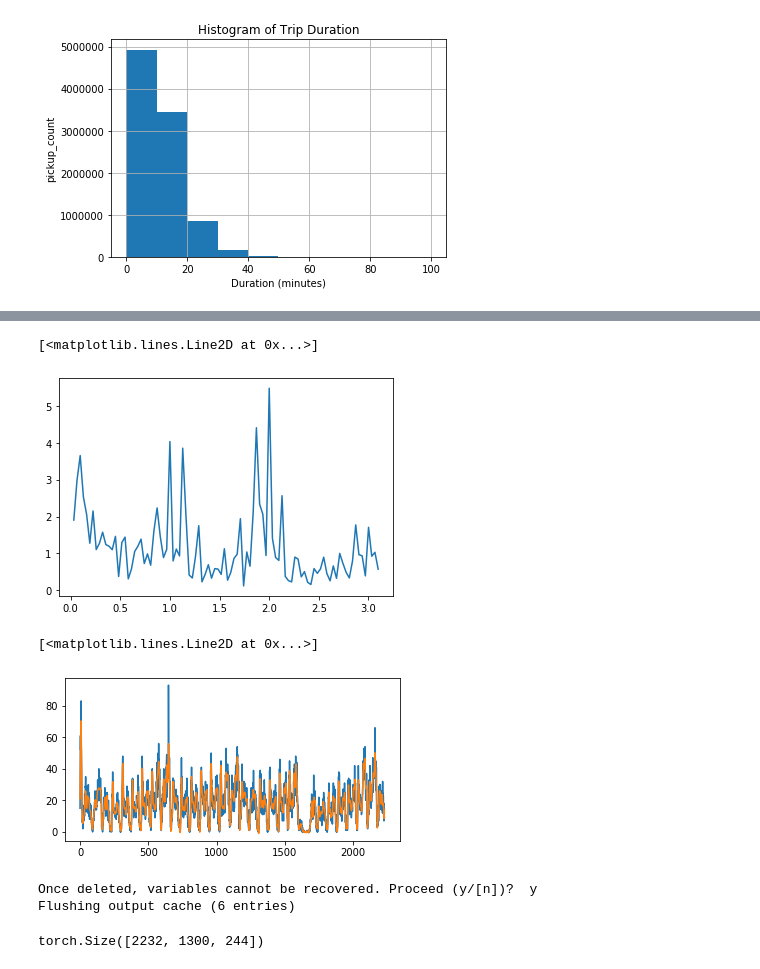
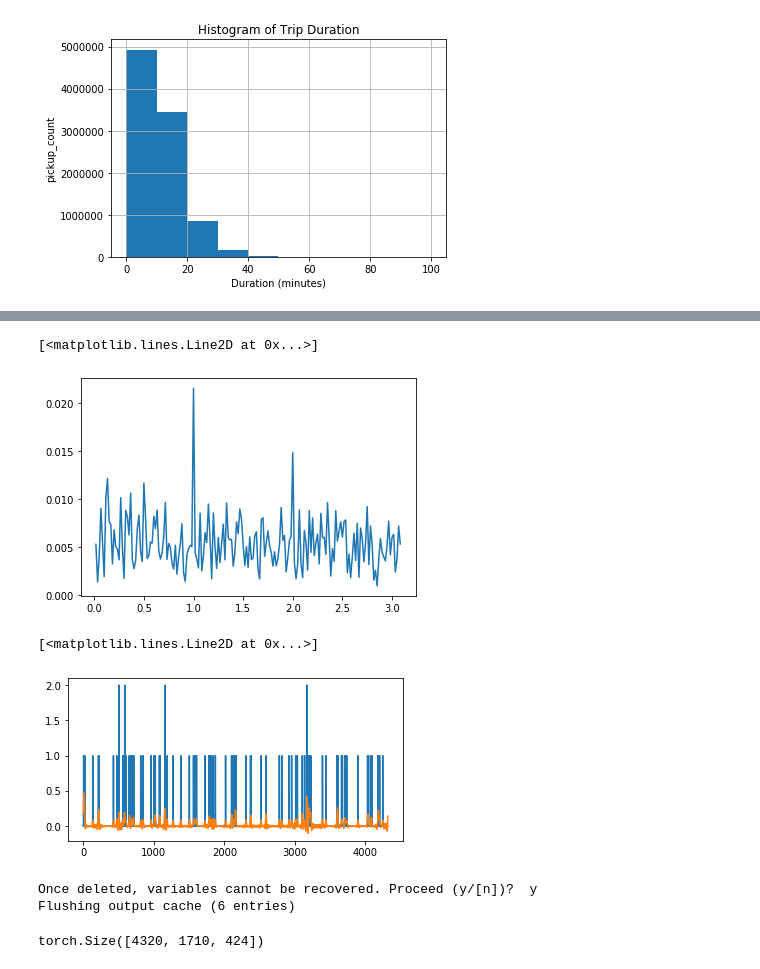
Before and after one commit to KAI10/NYC-Taxi-Demand-Prediction, a Jupyter notebook: gm_project.ipynb, the cells around one changed output, grey strips where cells are left out. Cells and saved outputs as stored; diff of their text form; code cells hidden in the pictures.

Commit message:
added data of feb 2016

```diff
--- a/gm_project.ipynb
+++ b/gm_project.ipynb
@@ -90,11 +82,11 @@ data = data[(data["pickup_latitude"] >= min_lat) & (data["pickup_latitude"] <= m
 # %%
 # filter data by fare_amount
 print("99.9% of the fare amounts are less than: ", data["fare_amount"].quantile(q=0.999), "dollars")
-data = data[(data["fare_amount"] > 0) & (data["fare_amount"] < 100)]
+data = data[(data["fare_amount"] > 0) & (data["fare_amount"] < 53)]
 # %% [output]
 99.9% of the fare amounts are less than:  52.0 dollars
 # %%
 # filter data by trip_distance
 print("99.9% of the rip distances are less than: ", data["trip_distance"].quantile(q=0.999), "miles")
-data = data[(data["trip_distance"] > 0) & (data["trip_distance"] < 24)]
+data = data[(data["trip_distance"] > 0) & (data["trip_distance"] < 12)]
 # %% [output]
@@ -111,5 +103,5 @@ data = data[(data["trip_duration"] > 0) & (data["trip_duration"] < 24*3600) ]
 # %%
 data["speed"] = data["trip_distance"] / (data["trip_duration"] / 3600)
 print("99.9% of the trip speeds are less than: ", data["speed"].quantile(q=0.999), "mph")
-data = data[(data["speed"] > 0) & (data["speed"] < 100)]
+data = data[(data["speed"] > 0) & (data["speed"] < 60)]
 # %% [output]
@@ -154,7 +146,7 @@ def haversine_np(lon1, lat1, lon2, lat2):
     km = R = 6371.0 * c # 6371 radius of the earth in km
     return km * 1000
 # %%
-grid_side_length = 400  # 300m
+grid_side_length = 350  # 350m
 time_interval_length = 20  # 20 min
 
 width = haversine_np(min_lon, min_lat, max_lon, min_lat)
@@ -347,14 +339,15 @@ fourier_features.shape
 # %%
-plt.plot(sig_freqs_masked, sig_fft_real_masked[573])
+grid_index = 50
+plt.plot(sig_freqs_masked, sig_fft_real_masked[grid_index])
 # %% [output]
 [<matplotlib.lines.Line2D at 0x...>]
-[figure, old version]
+[figure, new version]
 # %%
 # visualize reconstruction quality from frequency domain
-signal = pickup_counts[573]
+signal = pickup_counts[grid_index]
 
-sig_fft_reg = sig_fft[573].copy()
-sig_fft_reg[np.abs(sig_freqs) > 7.1] = 0
+sig_fft_reg = sig_fft[grid_index].copy()
+sig_fft_reg[np.abs(sig_freqs) > 3.1] = 0
 
 sig_reg = np.real(fftpack.ifft(sig_fft_reg))
 fig, ax = plt.subplots(1, 1, figsize=(6, 3))
@@ -363,7 +356,7 @@ ax.plot(sig_reg, '-')
 # print(min(sig_reg))
 # %% [output]
 [<matplotlib.lines.Line2D at 0x...>]
-[figure, old version]
+[figure, new version]
 # %%
 def get_time_features(timeIntervalIndex, number_of_nodes):
     # hour of day, day of week: will be same for all nodes in the particular time interval
@@ -403,7 +396,7 @@ fourier amplitudes: Dimension 96
 Total Dimension: (24 + 7 + 12 + s + 1 + 6 + 96 * 2)
 '''
 
-s = 2
+s = 4
 feature_dimension = 24 + 7 + 12 + s + 1 + 6 + fourier_features.shape[1]
 
 calculated_features = torch.zeros((max_timeinterval_index, number_of_nodes, feature_dimension))
@@ -445,6 +438,6 @@ for t in range(max_timeinterval_index):
 
 calculated_features.shape
 # %% [output]
-torch.Size([2232, 1300, 244])
+torch.Size([4320, 1710, 424])
 # %%
 # normalize the features
```
Also changed, not shown: parts of 20 cells of this notebook.
